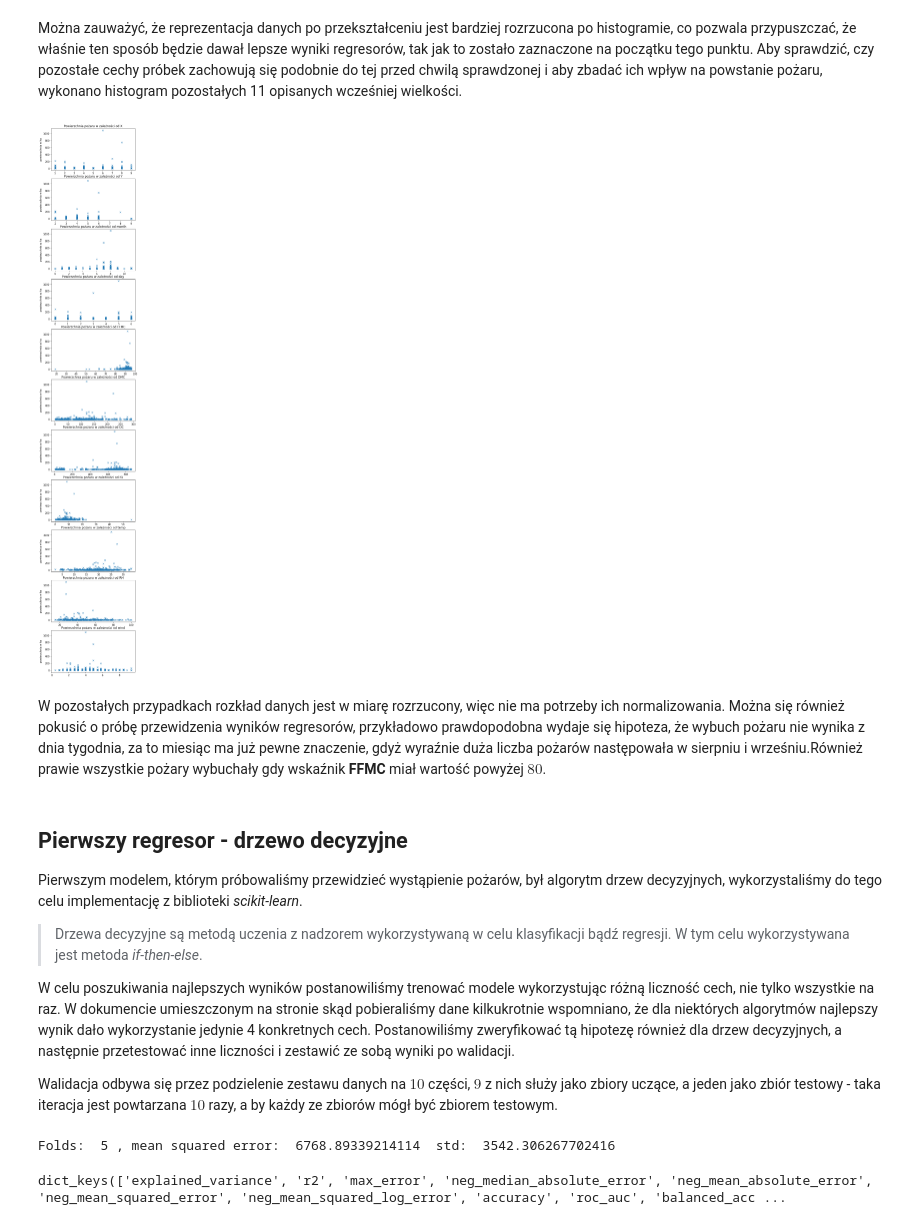
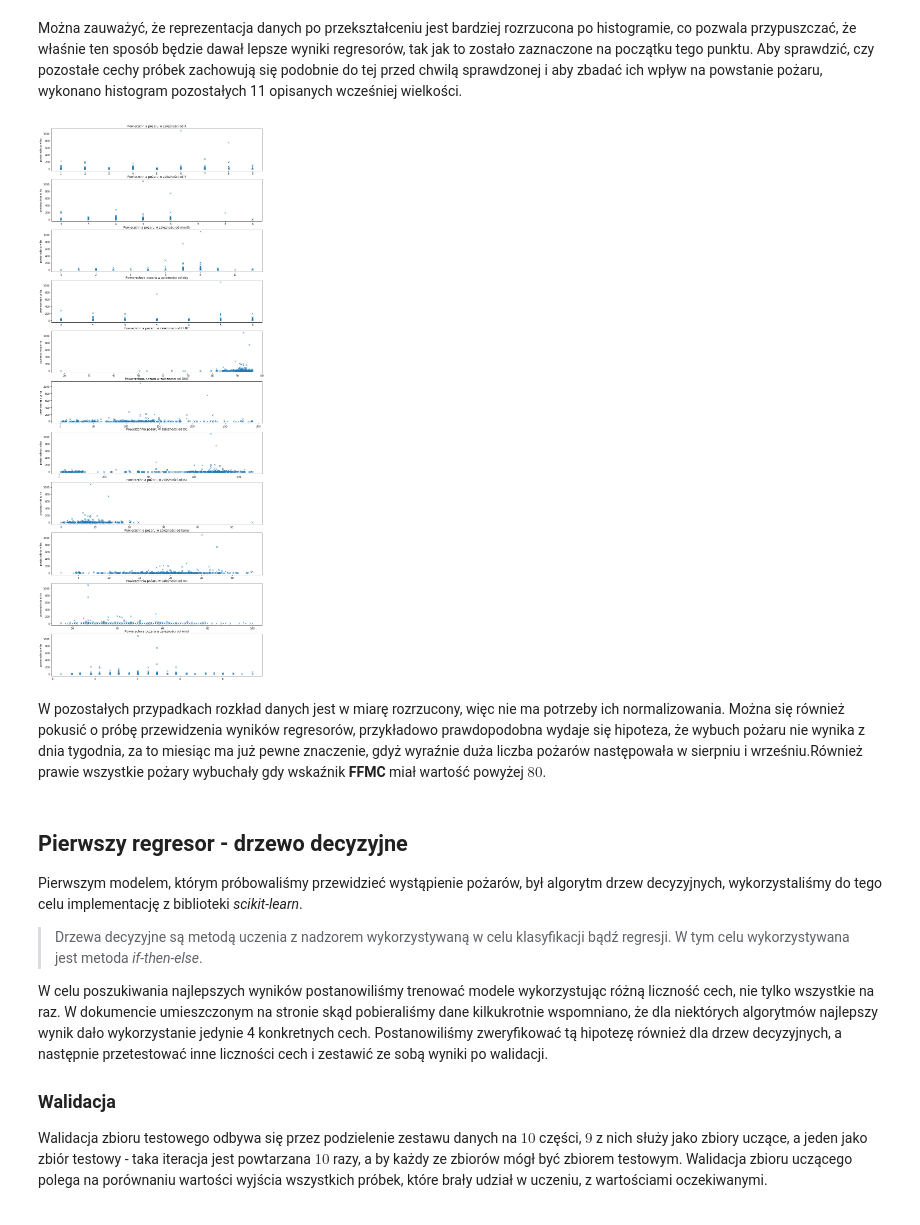
Before and after one commit to Jack-the-bubble/pszt_2, a Jupyter notebook: try_1/Untitled.ipynb, the cells around one changed output. Saved outputs shown, nothing was run; the diff lists cells and outputs as text; code cells hidden in the pictures.

```diff
--- a/try_1/Untitled.ipynb
+++ b/try_1/Untitled.ipynb
@@ -158,15 +158,15 @@ mpt.show()
 # %% [markdown]
 Można zauważyć, że reprezentacja danych po przekształceniu jest bardziej rozrzucona po histogramie, co pozwala przypuszczać, że właśnie ten sposób będzie dawał lepsze wyniki regresorów, tak jak to zostało zaznaczone na początku tego punktu. Aby sprawdzić, czy pozostałe cechy próbek zachowują się podobnie do tej przed chwilą sprawdzonej i aby zbadać ich wpływ na powstanie pożaru, wykonano histogram pozostałych 11 opisanych wcześniej wielkości.
 # %%
-mpt.figure(figsize = (6,40))
+mpt.figure(figsize = (15,40))
 
 for i in range(11):
     mpt.subplot(11, 1, i+1)
     mpt.ylabel('powierzchnia w ha')
     mpt.title("Powierzchnia pożaru w zależności od " +data_set.columns[i])
     mpt.plot(data_set.iloc[:, i], data_set.iloc[:, 12], 'x')
 # %% [output]
-[figure, old version]
+[figure, new version]
 # %% [markdown]
    W pozostałych przypadkach rozkład danych jest w miarę rozrzucony, więc nie ma potrzeby ich normalizowania. Można się również pokusić o próbę przewidzenia wyników regresorów, przykładowo prawdopodobna wydaje się hipoteza, że wybuch pożaru nie wynika z dnia tygodnia, za to miesiąc ma już pewne znaczenie, gdyż wyraźnie duża liczba pożarów następowała w sierpniu i wrześniu.Również prawie wszystkie pożary wybuchały gdy wskaźnik __FFMC__ miał wartość powyżej $80$.
 # %% [markdown]
@@ -176,27 +176,8 @@ Pierwszym modelem, którym próbowaliśmy przewidzieć wystąpienie pożarów, b
 
 >Drzewa decyzyjne są metodą uczenia z nadzorem wykorzystywaną w celu klasyfikacji bądź regresji. W tym celu wykorzystywana jest metoda _if-then-else_.
 
-W celu poszukiwania najlepszych wyników postanowiliśmy trenować modele wykorzystując różną liczność cech, nie tylko wszystkie na raz. W dokumencie umieszczonym na stronie skąd pobieraliśmy dane kilkukrotnie wspomniano, że dla niektórych algorytmów najlepszy wynik dało wykorzystanie jedynie 4 konkretnych cech. Postanowiliśmy zweryfikować tą hipotezę również dla drzew decyzyjnych, a następnie przetestować inne liczności i zestawić ze sobą wyniki po walidacji.
+W celu poszukiwania najlepszych wyników postanowiliśmy trenować modele wykorzystując różną liczność cech, nie tylko wszystkie na raz. W dokumencie umieszczonym na stronie skąd pobieraliśmy dane kilkukrotnie wspomniano, że dla niektórych algorytmów najlepszy wynik dało wykorzystanie jedynie 4 konkretnych cech. Postanowiliśmy zweryfikować tą hipotezę również dla drzew decyzyjnych, a następnie przetestować inne liczności cech i zestawić ze sobą wyniki po walidacji.
 
-Walidacja odbywa się przez podzielenie zestawu danych na $10$ części, $9$ z nich służy jako zbiory uczące, a jeden jako zbiór testowy - taka iteracja jest powtarzana $10$ razy, a by każdy ze zbiorów mógł być zbiorem testowym.
+### Walidacja
+
+Walidacja zbioru testowego odbywa się przez podzielenie zestawu danych na $10$ części, $9$ z nich służy jako zbiory uczące, a jeden jako zbiór testowy - taka iteracja jest powtarzana $10$ razy, a by każdy ze zbiorów mógł być zbiorem testowym. Walidacja zbioru uczącego polega na porównaniu wartości wyjścia wszystkich próbek, które brały udział w uczeniu, z wartościami oczekiwanymi.
-# %%
-#import potrzebnych algorytmów do implementacji drzewa i walidacji wyników
-from sklearn import tree
-from sklearn.model_selection import cross_val_score, KFold
-from sklearn.metrics import mean_absolute_error
-
-# crossval = KFold(data_set.shape[0], n_folds=10, shuffle = True, random_state=1)
-crossval_it = KFold(5, True,1)
-data_set.iloc[:,0:11]
-treeRegresor = tree.DecisionTreeRegressor(max_depth= 5)
-treeRegresor.fit(data_set.iloc[:, 1:11], data_set.iloc[:, 12])
-scores = cross_val_score(treeRegresor, data_set.iloc[:, 0:11], data_set.iloc[:, 12], scoring= 'neg_mean_squared_error', cv = crossval_it, n_jobs=1)
-
-print("Folds: ",len(scores),", mean squared error: ",np.mean(np.abs(scores))," std: ",np.std(scores))
-# %% [output]
-Folds:  5 , mean squared error:  6768.89339214114  std:  3542.306267702416
-# %%
-import sklearn
-sklearn.metrics.SCORERS.keys()
-# %% [output]
-dict_keys(['explained_variance', 'r2', 'max_error', 'neg_median_absolute_error', 'neg_mean_absolute_error', 'neg_mean_squared_error', 'neg_mean_squared_log_error', 'accuracy', 'roc_auc', 'balanced_acc ...
```
Also changed, not shown: parts of 4 cells of this notebook, 6 other files.
